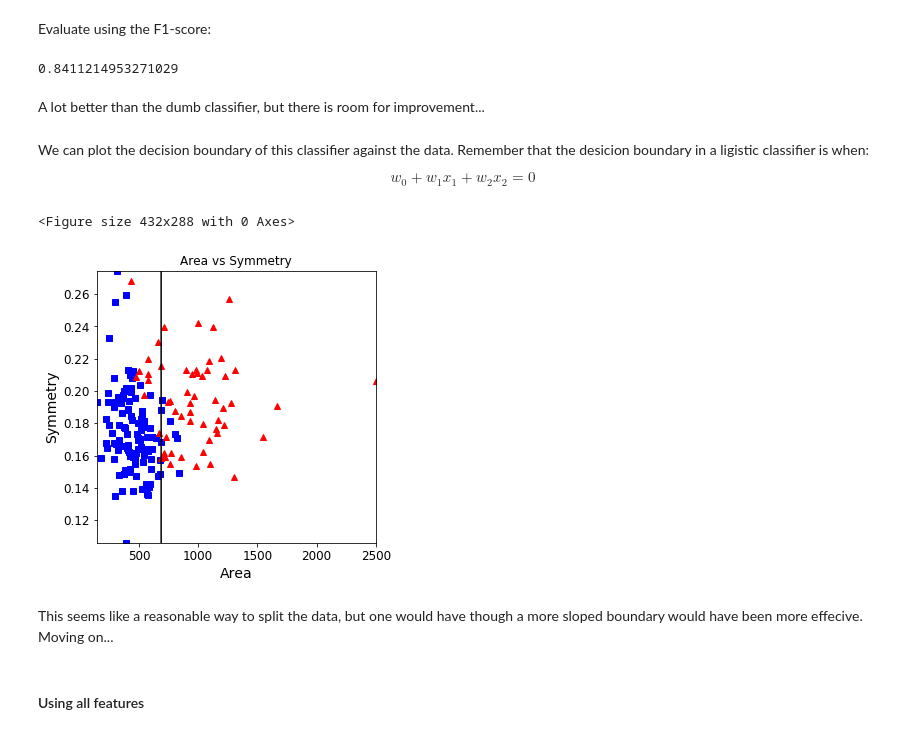
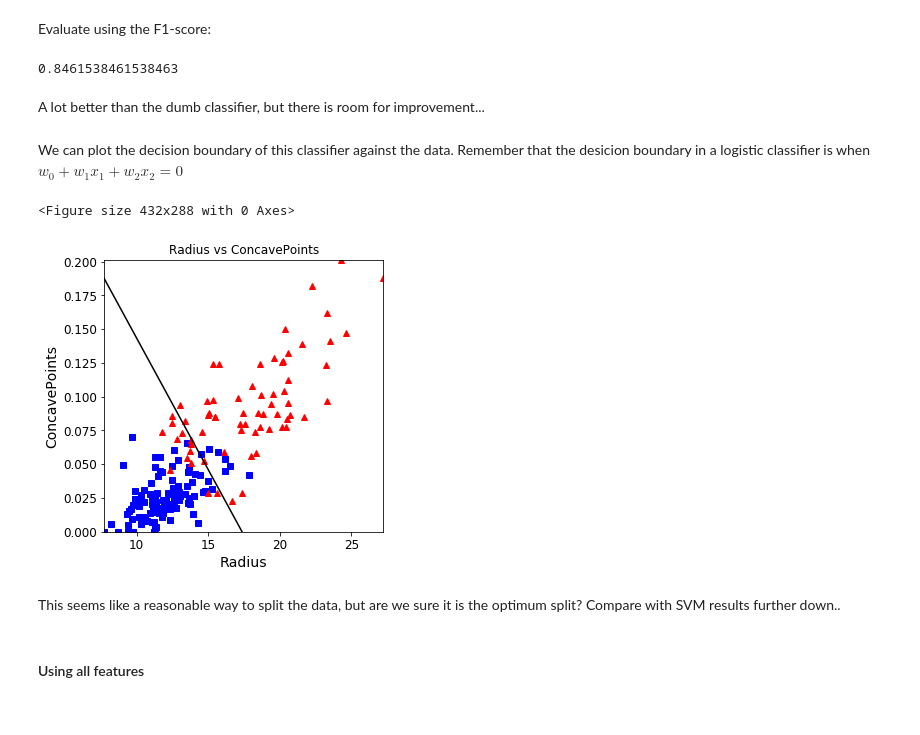
Before and after one commit to ikhaliq42/WDBC-Dataset, a Jupyter notebook: WDBC-Dataset.ipynb, the cells around one changed output. Saved outputs shown, nothing was run; the diff lists cells and outputs as text; code cells hidden in the pictures.

```diff
--- a/WDBC-Dataset.ipynb
+++ b/WDBC-Dataset.ipynb
@@ -284,3 +288,5 @@ Now let's try a simple logistic regression using just two features.
+# %%
+C = 100
 # %% [markdown]
 #### Using two features
 # %%
@@ -292,6 +296,8 @@ featureIndices = (3,8) # Area and symmetry
+# %%
+featureIndices = (0,7) # Radius and Concave Points
 # %% [markdown]
 Train a logistic classifier on the training data:
 # %%
-logisticClassifier = LogisticRegression(C=1, random_state=42)
+logisticClassifier = LogisticRegression(C=C, random_state=42)
 logisticClassifier.fit(X_train[:,featureIndices], y_train)
 # %% [output]
@@ -308,13 +314,11 @@ Evaluate using the F1-score:
 # %%
 metrics.f1_score(y_test, y_pred_logistic)
 # %% [output]
-0.8411214953271029
+0.8461538461538463
 # %% [markdown]
 A lot better than the dumb classifier, but there is room for improvement...
 # %% [markdown]
-We can plot the decision boundary of this classifier against the data. Remember that the desicion boundary in a ligistic classifier is when:
-
-$$w_0  + w_1x_1 + w_2x_2 = 0$$
+We can plot the decision boundary of this classifier against the data. Remember that the desicion boundary in a logistic classifier is when $w_0  + w_1x_1 + w_2x_2 = 0$
 # %%
 def plot_boundary_np(w0, w1, w2, X1, X2, Y, ax):
 
@@ -329,23 +333,23 @@ def plot_boundary_np(w0, w1, w2, X1, X2, Y, ax):
 # %%
 w0 = logisticClassifier.intercept_
 w = logisticClassifier.coef_[0]
 X1 = X_test[:,featureIndices[0]]
 X2 = X_test[:,featureIndices[1]]
 Y = y_test
 x1Label = dfTrainX.columns.values[featureIndices[0]]
 x2Label = dfTrainX.columns.values[featureIndices[1]]
 
 plt.figure(3)
 fig, axarr = plt.subplots(1, 1)
 plot_data_np(X1, X2, Y, x1Label, x2Label, axarr)
-plot_boundary_np(w0, w[0], w[0], X1, X2, Y, axarr)
+plot_boundary_np(w0, w[0], w[1], X1, X2, Y, axarr)
 fig.set_size_inches(5, 5)
 plt.show()
 # %% [output]
 <Figure size 432x288 with 0 Axes>
-[figure, old version]
+[figure, new version]
-# %% [markdown]
-This seems like a reasonable way to split the data, but one would have though a more sloped boundary would have been more effecive. Moving on...
+# %% [markdown]
+This seems like a reasonable way to split the data, but are we sure it is the optimum split? Compare with SVM results further down..
 # %% [markdown]
 #### Using all features
 # %% [markdown]
```
Also changed, not shown: parts of 22 cells of this notebook.
